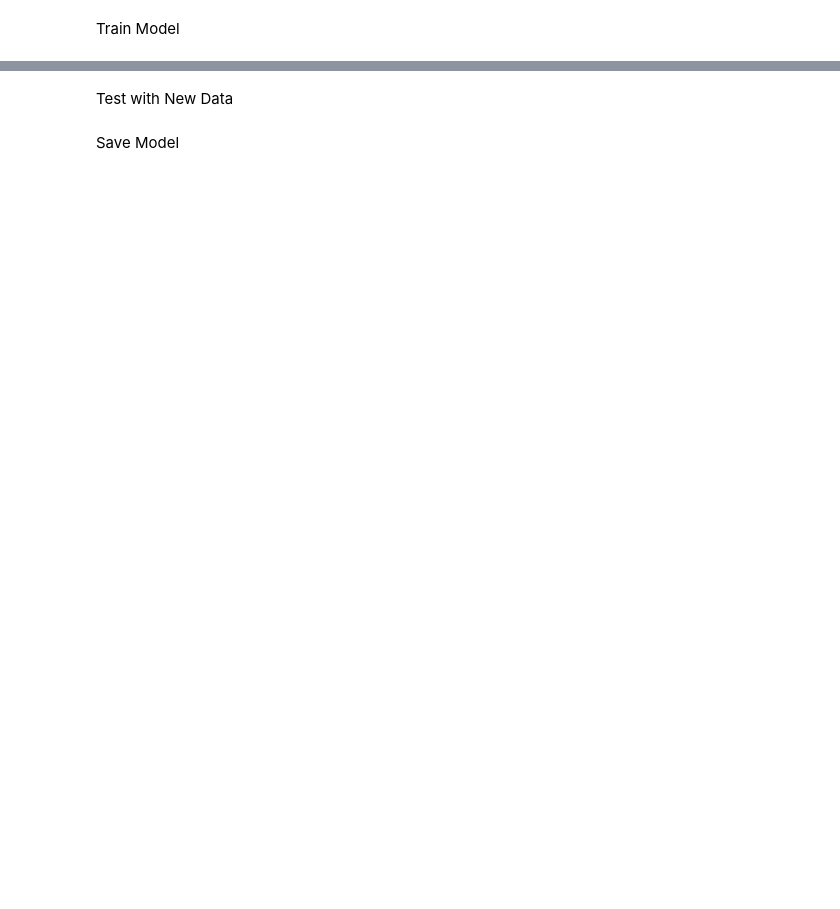
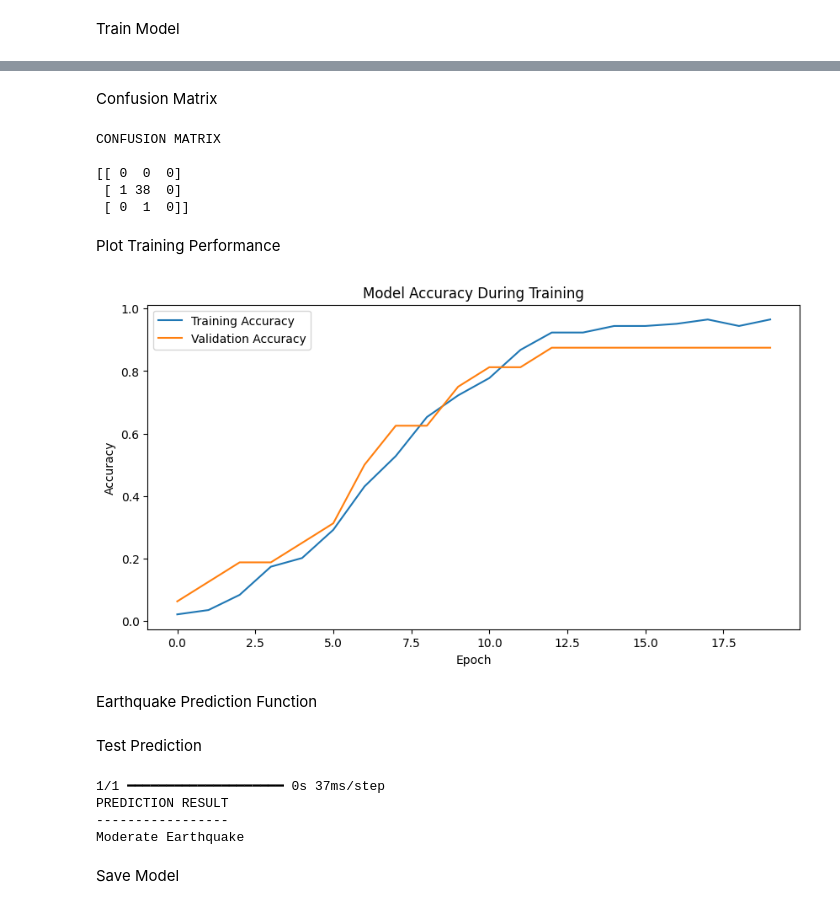
Before and after one commit to Yeabebe/earthquake-detection-ai, a Jupyter notebook: earthquake_detection.ipynb, the cells around one changed output, grey strips where cells are left out. Drawn from its saved outputs; the diff is of its cells as text; code cells hidden in the pictures; blank space fills up the shorter version.

Commit message:
Refactor the code for a new dataset training

```diff
--- a/earthquake_detection.ipynb
+++ b/earthquake_detection.ipynb
@@ -232,2 +261,0 @@ weighted avg       0.95      0.97      0.96        40
-# %% [markdown]
-Test with New Data
@@ -247,0 +262,39 @@ print(predict_sample(2.0, 2.1, 1.8))
+# %% [markdown]
+Confusion Matrix
+# %%
+cm = confusion_matrix(y_test, y_pred)
+
+print("CONFUSION MATRIX\n")
+print(cm)
+# %% [output]
+CONFUSION MATRIX
+
+[[ 0  0  0]
+ [ 1 38  0]
+ [ 0  1  0]]
+# %% [markdown]
+Plot Training Performance
+# %%
+plt.figure(figsize=(10, 5))
+
+plt.plot(
+    history.history['accuracy'],
+    label='Training Accuracy'
+)
+
+plt.plot(
+    history.history['val_accuracy'],
+    label='Validation Accuracy'
+)
+
+plt.xlabel('Epoch')
+plt.ylabel('Accuracy')
+plt.title('Model Accuracy During Training')
+
+plt.legend()
+
+plt.show()
+# %% [output]
+[figure, added]
+# %% [markdown]
+Earthquake Prediction Function
@@ -248,3 +325,21 @@ print(predict_sample(2.0, 2.1, 1.8))
+# %% [markdown]
+Test Prediction
+# %%
+result = predict_earthquake(
+    9.36,     # Latitude
+    40.02,    # Longitude
+    10.0,     # Depth
+    4.3       # Magnitude
+)
+
+print("PREDICTION RESULT")
+print("-----------------")
+print(result)
+# %% [output]
+1/1 ━━━━━━━━━━━━━━━━━━━━ 0s 37ms/step
+PREDICTION RESULT
+-----------------
+Moderate Earthquake
 # %% [markdown]
 Save Model
 # %%
```
Also changed, not shown: parts of 18 cells of this notebook.
